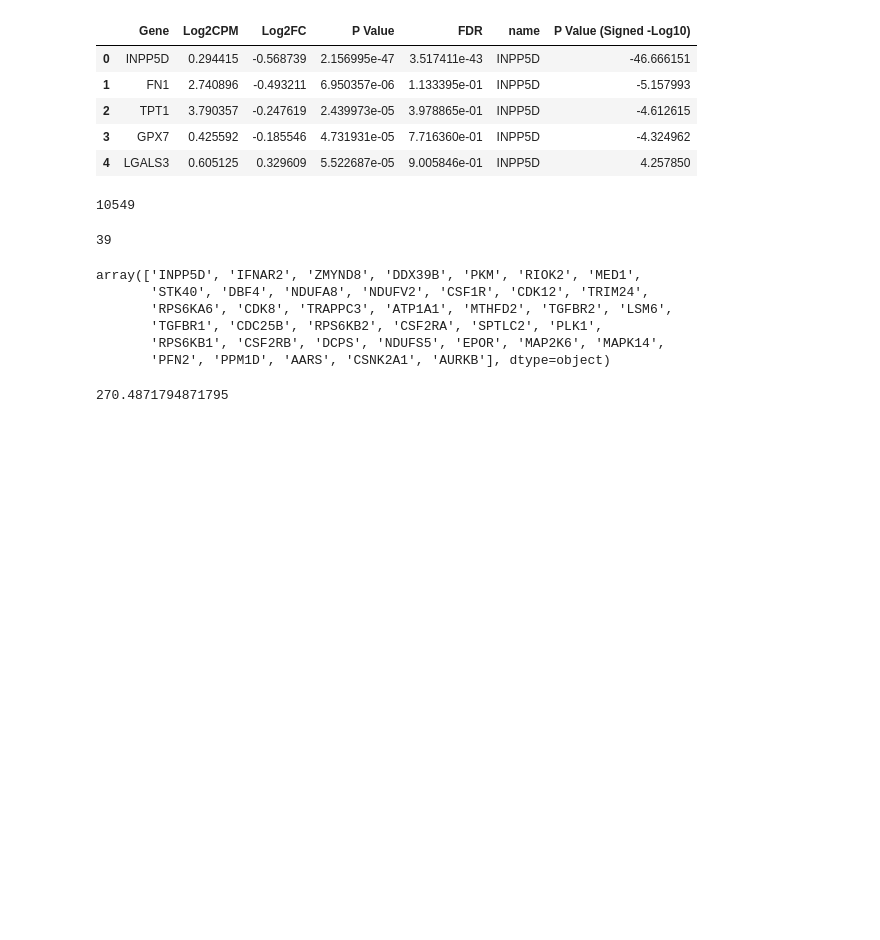
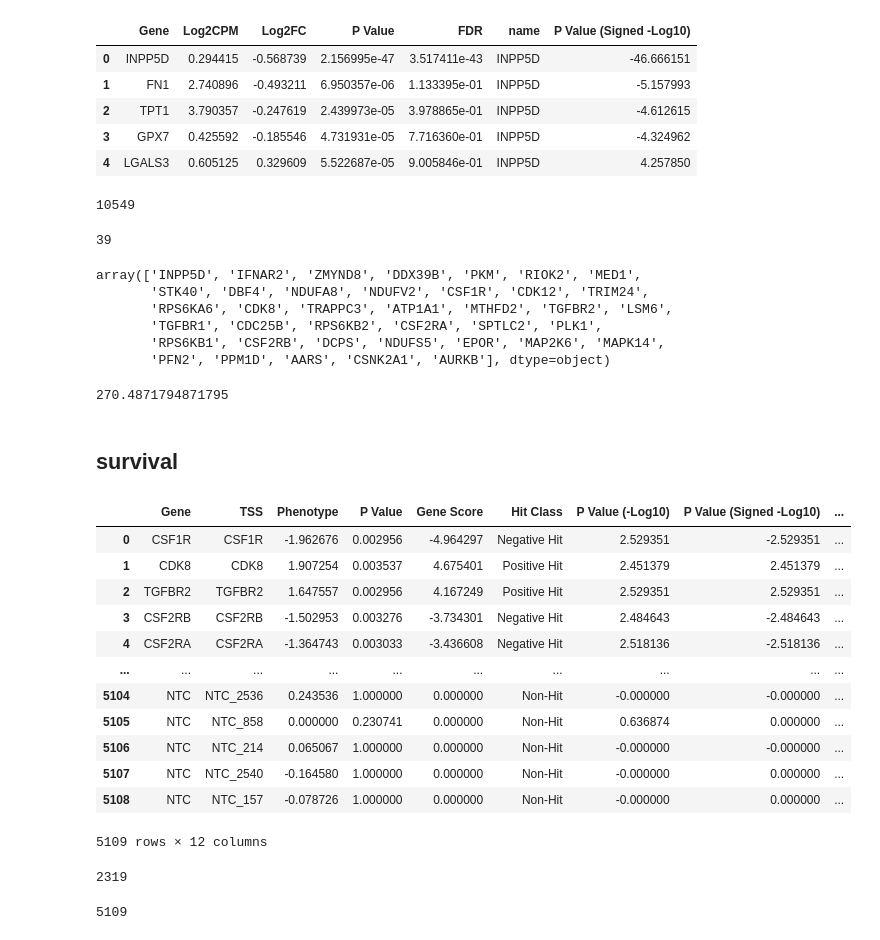
Before and after one commit to zzheng18/microglia, a Jupyter notebook: process_data/ipsc_data.ipynb, the cells around one changed output. Saved outputs shown, nothing was run; the diff lists cells and outputs as text; code cells hidden in the pictures; blank space fills up the shorter version.

```diff
--- a/process_data/ipsc_data.ipynb
+++ b/process_data/ipsc_data.ipynb
@@ -56,3 +42,30 @@ array(['INPP5D', 'IFNAR2', 'ZMYND8', 'DDX39B', 'PKM', 'RIOK2', 'MED1',
 10549/39
 # %% [output]
 270.4871794871795
+# %% [markdown]
+## survival
+# %%
+survival = client.screens["iTF-Microglia-Survival-Proliferation-CRISPRi"].to_data_frame()
+survival
+# %% [output]
+|  | Gene | TSS | Phenotype | P Value | Gene Score | Hit Class | P Value (-Log10) | P Value (Signed -Log10) | ... |
+| 0 | CSF1R | CSF1R | -1.962676 | 0.002956 | -4.964297 | Negative Hit | 2.529351 | -2.529351 | ... |
+| 1 | CDK8 | CDK8 | 1.907254 | 0.003537 | 4.675401 | Positive Hit | 2.451379 | 2.451379 | ... |
+| 2 | TGFBR2 | TGFBR2 | 1.647557 | 0.002956 | 4.167249 | Positive Hit | 2.529351 | 2.529351 | ... |
+| 3 | CSF2RB | CSF2RB | -1.502953 | 0.003276 | -3.734301 | Negative Hit | 2.484643 | -2.484643 | ... |
+| 4 | CSF2RA | CSF2RA | -1.364743 | 0.003033 | -3.436608 | Negative Hit | 2.518136 | -2.518136 | ... |
+| ... | ... | ... | ... | ... | ... | ... | ... | ... | ... |
+| 5104 | NTC | NTC_2536 | 0.243536 | 1.000000 | 0.000000 | Non-Hit | -0.000000 | -0.000000 | ... |
+| 5105 | NTC | NTC_858 | 0.000000 | 0.230741 | 0.000000 | Non-Hit | 0.636874 | 0.000000 | ... |
+| 5106 | NTC | NTC_214 | 0.065067 | 1.000000 | 0.000000 | Non-Hit | -0.000000 | -0.000000 | ... |
+| 5107 | NTC | NTC_2540 | -0.164580 | 1.000000 | 0.000000 | Non-Hit | -0.000000 | 0.000000 | ... |
+| 5108 | NTC | NTC_157 | -0.078726 | 1.000000 | 0.000000 | Non-Hit | -0.000000 | 0.000000 | ... |
+5109 rows × 12 columns
+# %%
+len(survival.Gene.unique())
+# %% [output]
+2319
+# %%
+len(survival.TSS.unique())
+# %% [output]
+5109
```
Also changed, not shown: parts of 16 cells of this notebook, 4 other files.
